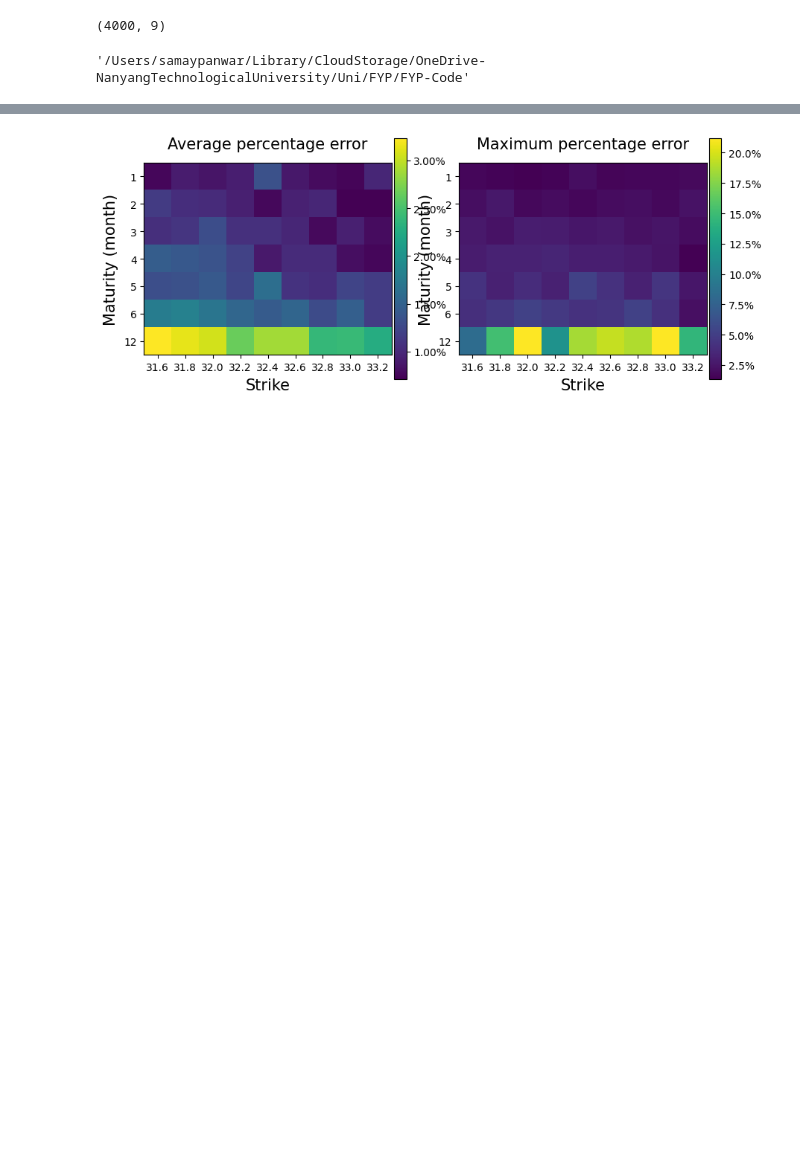
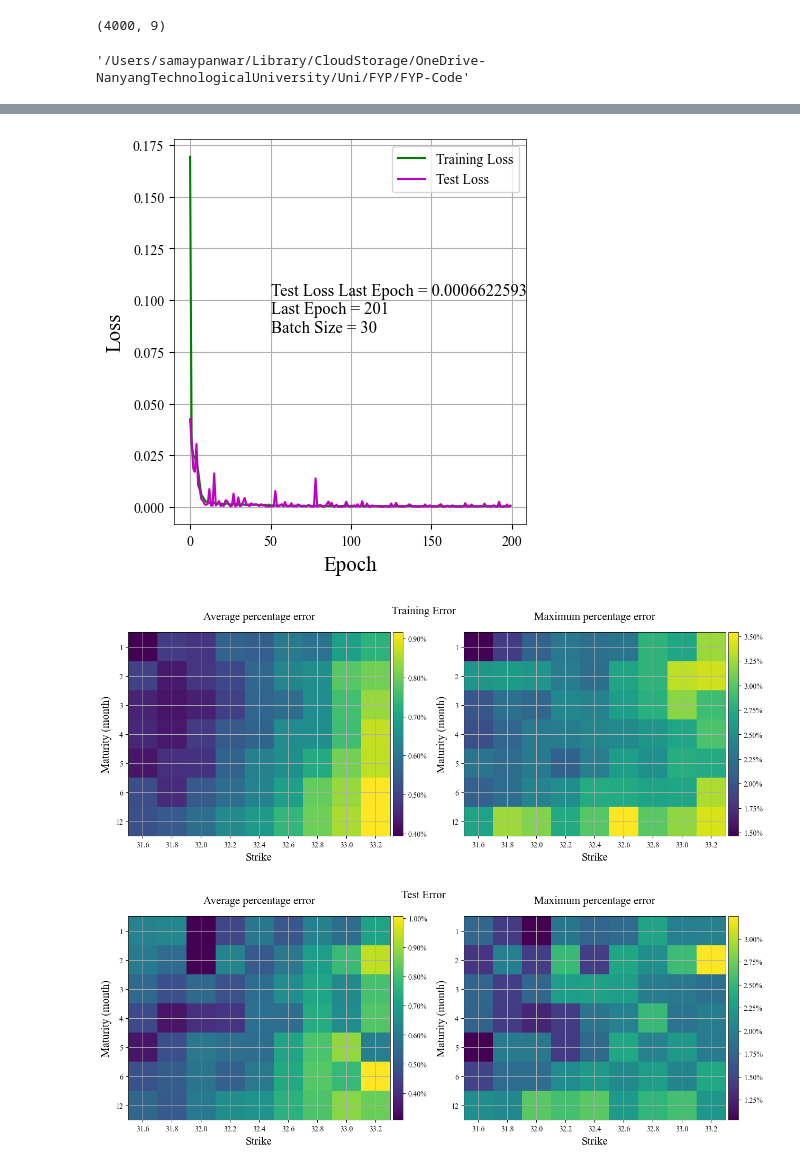
Before and after one commit to samaypanwar/FYP-Code, a Jupyter notebook: notebooks/test.ipynb, the cells around one changed output, grey strips where cells are left out. Saved outputs shown, nothing was run; the diff lists cells and outputs as text; code cells hidden in the pictures; blank space fills up the shorter version.

Commit message:
UPDATE: fixed plots for paper

```diff
--- a/notebooks/test.ipynb
+++ b/notebooks/test.ipynb
@@ -5,6 +5,16 @@ from helper.synthesis import create_features_linspace
 
 import os
 path_parent = os.path.dirname(os.getcwd())
-os.chdir(path_parent)
-os.getcwd()
+
+if os.getcwd()[-8:] != 'FYP-Code':
+    os.chdir(path_parent)
+
+print(os.getcwd())
+
+
+import matplotlib.pyplot as plt
+
+plt.style.use('seaborn-v0_8-pastel')
+plt.rcParams.update({'font.family': 'Times New Roman'})
+plt.rcParams.update({'axes.grid': True, 'axes.linewidth': 0.5, 'axes.edgecolor': 'black'})
 # %% [output]
@@ -81,6 +89,6 @@ os.getcwd()
 # %% [output]
 '/Users/samaypanwar/Library/CloudStorage/OneDrive-NanyangTechnologicalUniversity/Uni/FYP/FYP-Code'
 # %%
-parameterization = 'nelson_siegel'
+parameterization = 'svensson'
 pointwise_models = pointwise_model.init_model(model_type = 'dense', parameterization = parameterization)
 # %% [output]
@@ -102,9 +110,11 @@ Trainable params: 2,191
 Non-trainable params: 0
 _________________________________________________________________
 # %%
-pointwise_model.train_model(pointwise_models, epochs = 250, model_type = 'dense', parameterization = parameterization)
+pointwise_model.train_model(pointwise_models, epochs = 200, model_type = 'dense', parameterization = parameterization)
 # %% [output]
-[figure, old version]
+[figure, new version]
+[figure, added]
+[figure, added]
 # %%
 pointwise_model.load_weights(pointwise_models, parameterization = parameterization)
 params_range_train, params_range_test, price_train, price_test = pointwise_model.load_data(parameterization = parameterization)
```
Also changed, not shown: parts of 11 cells of this notebook, 19 other files.
